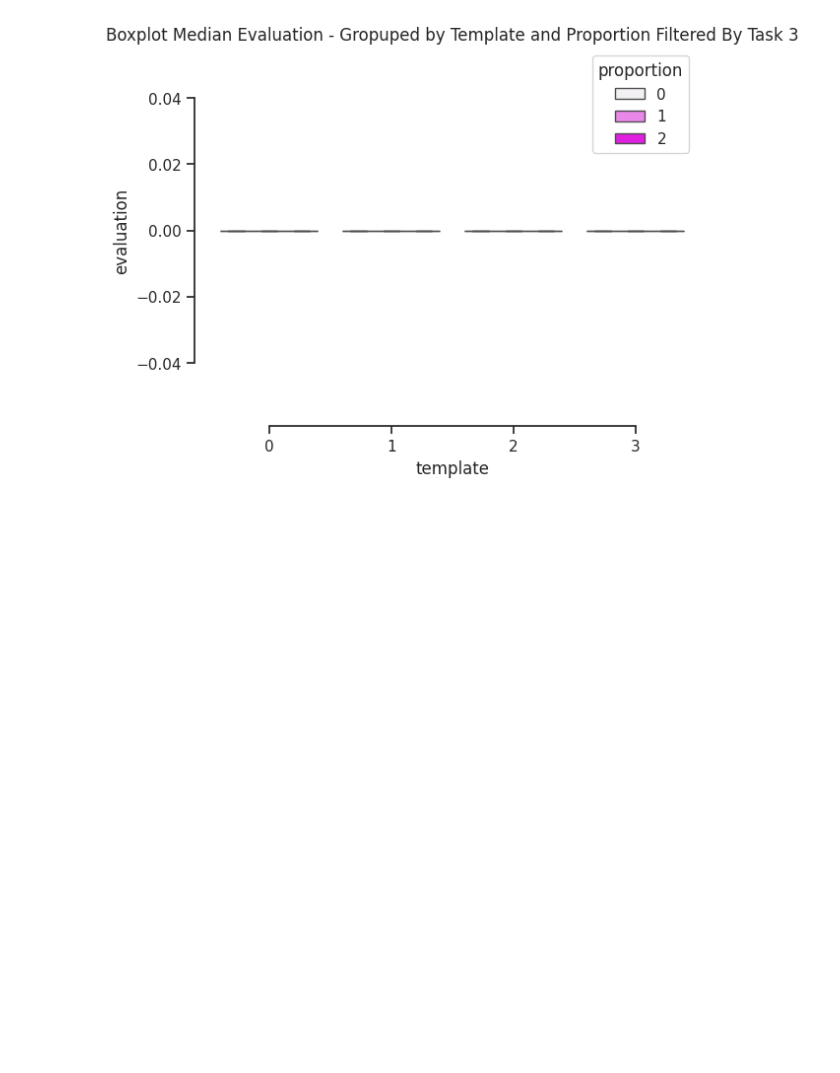
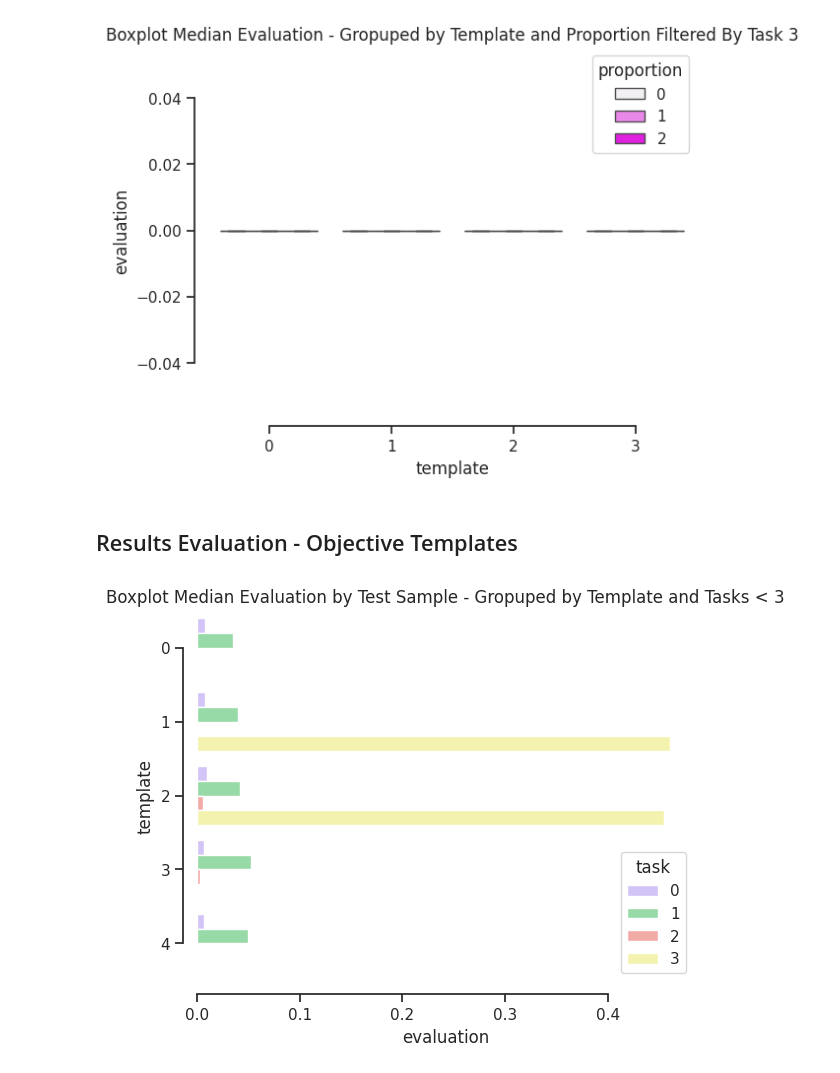
Before and after one commit to CaioRhoden/datamodels-context-reduction, a Jupyter notebook: experiments/instruction_bias/results_analysis.ipynb, the cells around one changed output. Saved outputs shown, nothing was run; the diff lists cells and outputs as text; code cells hidden in the pictures; blank space fills up the shorter version.

Commit message:
finishing result analysis

```diff
--- a/experiments/instruction_bias/results_analysis.ipynb
+++ b/experiments/instruction_bias/results_analysis.ipynb
@@ -11,6 +56,9 @@ import os
 from langchain.prompts import PromptTemplate
 import json
 from src.llms.Llama3_1_Instruct import Llama3_1_Instruct
+from src.evaluator import GleuEvaluator, Rouge_L_evaluator
+sns.set_theme(style="ticks", palette="pastel")
+
 
 
 seed = 42
@@ -315,3 +365,47 @@ sns.boxplot(x="template", y="evaluation",
 sns.despine(offset=10, trim=True)
 # %% [output]
 [figure]
+# %% [markdown]
+## Results Evaluation - Objective Templates
+# %%
+results_obj = pl.read_ipc(f"{dataset_path}/results/outputs_llama_obj.feather")
+# %%
+results_obj = (
+    results_obj
+    .rename({"output": "pred_output"})
+    .join(_test, on = "test_idx", how = "left")
+)
+# %%
+preds = results_obj.select("pred_output").to_numpy().squeeze(1)
+true = results_obj.select("true_output").to_numpy().squeeze(1)
+
+gleu_evaluator = GleuEvaluator()
+rouge_evaluator = Rouge_L_evaluator()
+
+glue = gleu_evaluator.evaluate(true, preds, None)
+results_obj = results_obj.with_columns(pl.lit(glue).alias("gleu_evaluation"))
+rouge = rouge_evaluator.evaluate(true, preds, None)
+results_obj = results_obj.with_columns(pl.lit(rouge).alias("rouge_evaluation"))
+# %%
+_plot4_1 = (
+    results_obj
+    .select(["template", "task", "test_idx", "gleu_evaluation"])
+    .group_by(["template", "task", "test_idx"])
+    .agg(pl.median("gleu_evaluation").alias("evaluation"))
+    .group_by(["template", "task"])
+    .agg(pl.mean("evaluation"))
+)
+
+sns.barplot(
+                data=_plot4_1,
+                y="template",
+                x="evaluation",
+                hue="task",
+                orient="h",
+                palette=["m", "g", "r", "y"]
+        ).set(title='Boxplot Median Evaluation by Test Sample - Gropuped by Template and Tasks < 3')
+
+
+sns.despine(offset=10, trim=True)
+# %% [output]
+[figure, added]
```
Also changed, not shown: parts of 35 cells of this notebook.
